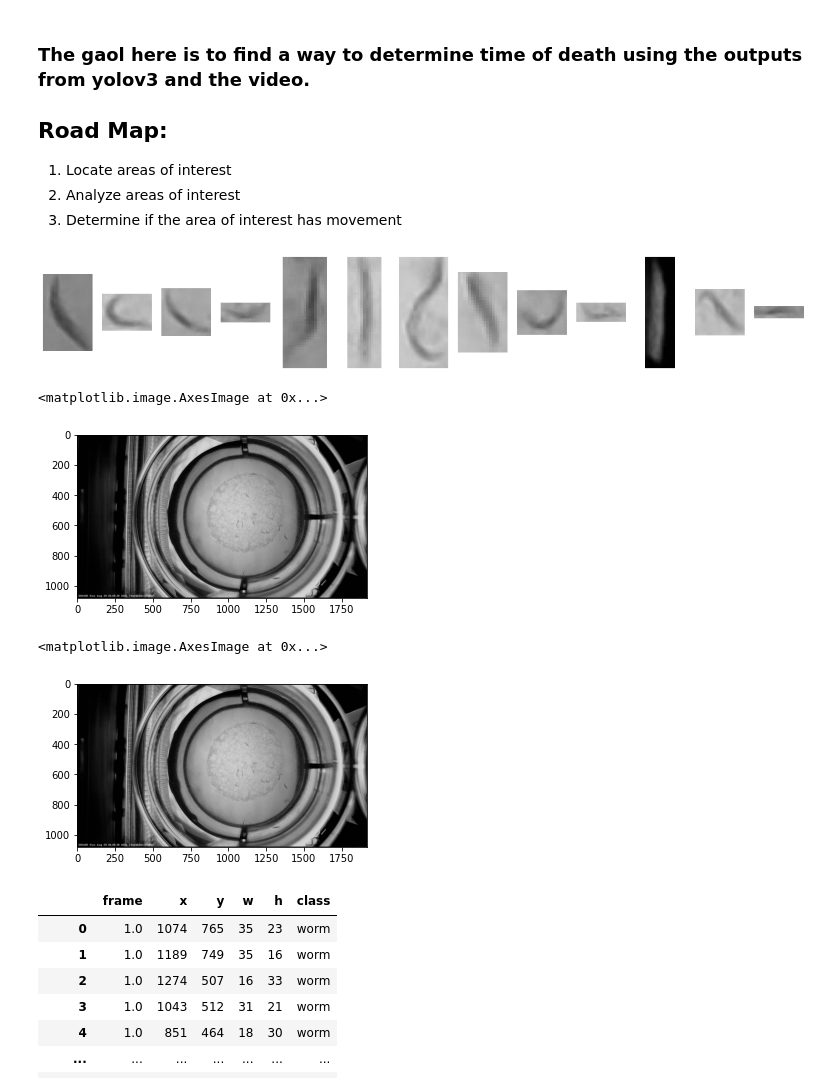
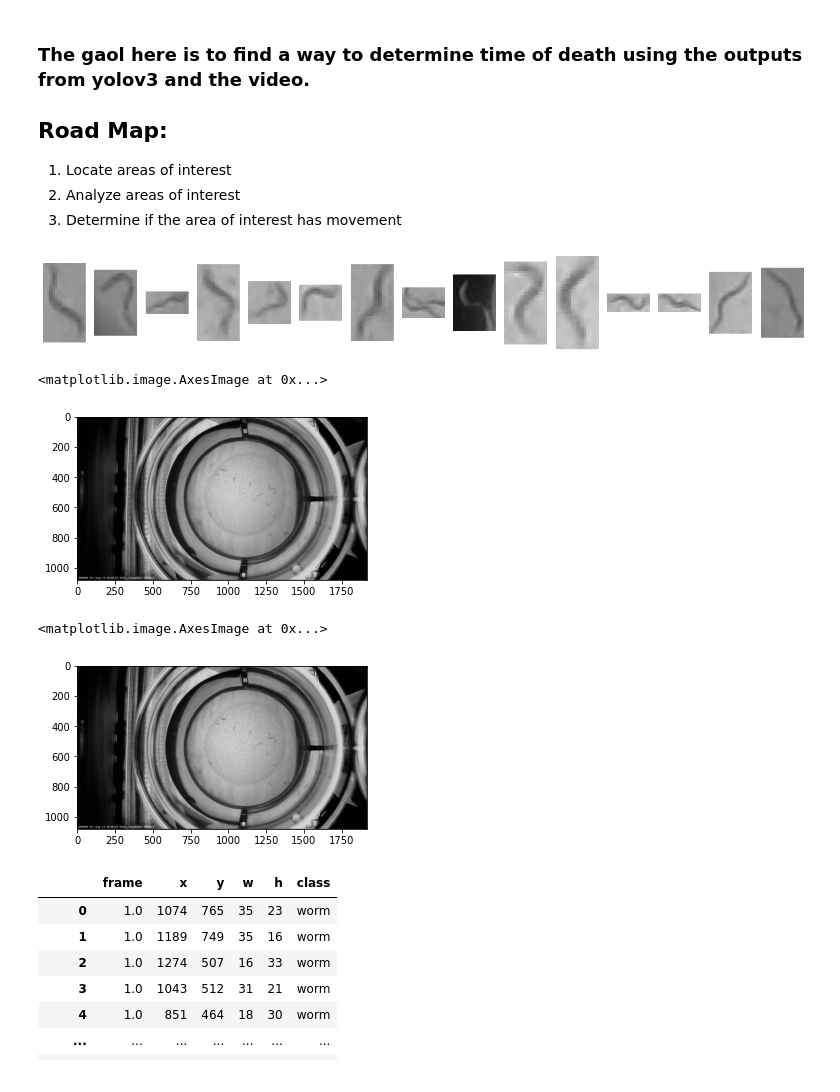
Before and after one commit to paolobif/TOD, a Jupyter notebook: dev.ipynb, the cells around one changed output. Saved outputs shown, nothing was run; the diff lists cells and outputs as text; code cells hidden in the pictures.

```diff
--- a/dev.ipynb
+++ b/dev.ipynb
@@ -85,21 +82,21 @@ class CSV_Reader():
 # %%
 a = CSV_Reader(csv_path, vid_path)
 
-frame, bbs = a.get_worms_from_frame(2400)
+frame, bbs = a.get_worms_from_frame(206)
 worms = get_worms(frame, bbs)
 display_worms(worms)
 # %% [output]
-[figure, old version]
+[figure, new version]
 # %%
 plt.imshow(cv2.normalize(frame, frame, 0, 255, cv2.NORM_MINMAX))
 # %% [output]
 <matplotlib.image.AxesImage at 0x...>
-[figure, old version]
+[figure, new version]
 # %%
 plt.imshow(frame)
 # %% [output]
 <matplotlib.image.AxesImage at 0x...>
-[figure, old version]
+[figure, new version]
 # %%
 df = pd.read_csv(csv_path, names=["frame", "x", "y", "w", "h", "class"])
 df
```
Also changed, not shown: parts of 16 cells of this notebook, 4 other files.
